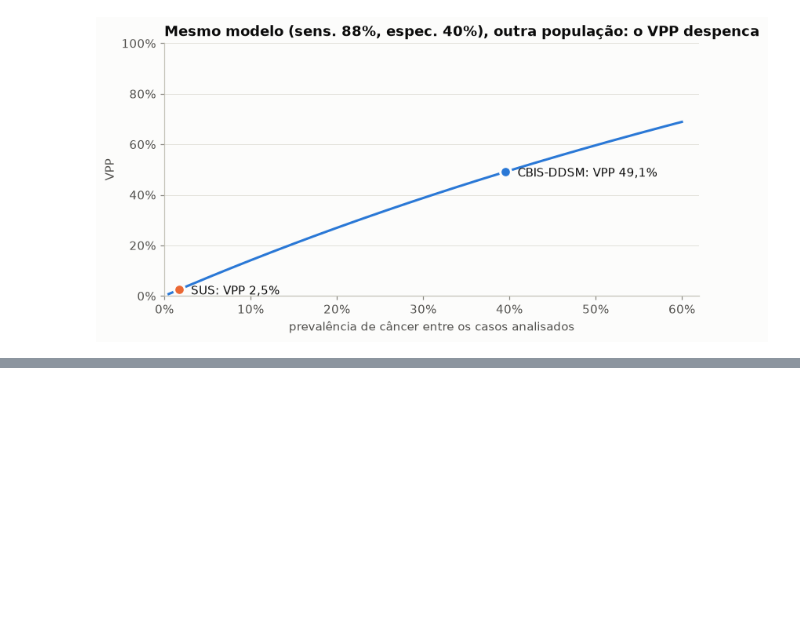
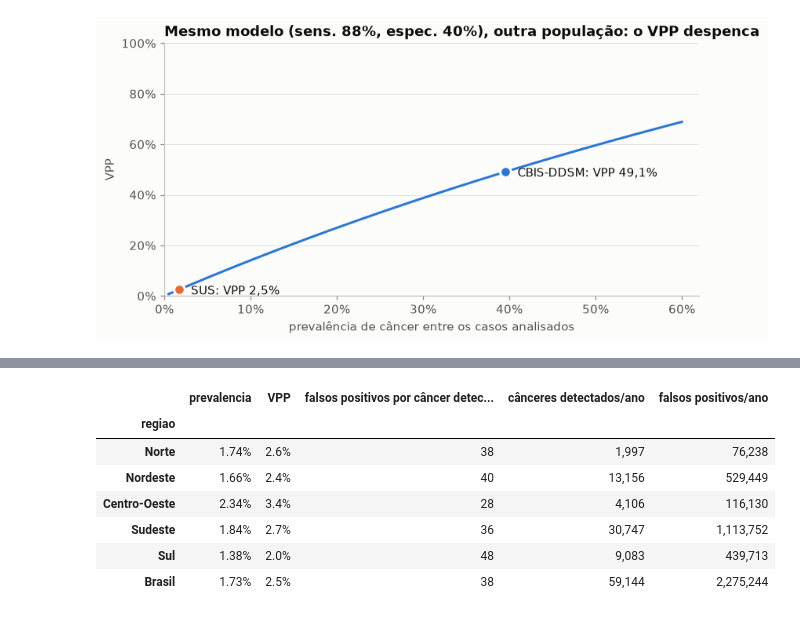
Before and after one commit to mairaallacerda/representatividade-mamografias-br, a Jupyter notebook: notebooks/03_imagens_calcificacoes.ipynb, the cells around one changed output, grey strips where cells are left out. Saved outputs shown, nothing was run; the diff lists cells and outputs as text; code cells hidden in the pictures; blank space fills up the shorter version.

```diff
--- a/notebooks/03_imagens_calcificacoes.ipynb
+++ b/notebooks/03_imagens_calcificacoes.ipynb
@@ -525,0 +537,35 @@ salvar(fig, "14_vpp_prevalencia")
+# %%
+D = config.ROOT / "dashboards" / "dados"
+dim = pd.read_csv(D / "dim_localidade.csv", encoding="utf-8-sig")
+fato22 = pd.read_csv(D / "fato_uf_ano.csv", encoding="utf-8-sig").query("ano == 2022").merge(dim, on="localidade")
+casos_uf = pd.read_csv(D / "fato_incidencia_uf.csv", encoding="utf-8-sig").merge(dim, on="localidade")
+
+reg = fato22.groupby("regiao")[["mamografias_rastreamento", "mamografias_diagnosticas"]].sum()
+reg["casos_estimados"] = casos_uf.groupby("regiao")["casos_estimados"].sum()
+reg.loc["Brasil"] = reg.sum()
+reg["prevalencia"] = reg["casos_estimados"] / (reg["mamografias_rastreamento"] + reg["mamografias_diagnosticas"])
+reg["VPP"] = vpp(reg["prevalencia"])
+reg["falsos positivos por câncer detectado"] = (1 - reg["VPP"]) / reg["VPP"]
+n = reg["mamografias_rastreamento"]
+reg["cânceres detectados/ano"] = n * reg["prevalencia"] * sens
+reg["falsos positivos/ano"] = n * (1 - reg["prevalencia"]) * (1 - espec)
+
+ORDEM = ["Norte", "Nordeste", "Centro-Oeste", "Sudeste", "Sul", "Brasil"]
+vpp_regiao = reg.reindex(ORDEM)
+cbis_linha = pd.DataFrame({"prevalencia": [p_cbis], "VPP": [vpp(p_cbis)],
+                           "falsos positivos por câncer detectado": [(1 - vpp(p_cbis)) / vpp(p_cbis)]},
+                          index=["CBIS-DDSM (teste)"])
+pd.concat([vpp_regiao, cbis_linha]).to_csv(config.PROCESSED / "vpp_regiao.csv", index_label="regiao")  # usado pelo painel
+vpp_regiao[["prevalencia", "VPP", "falsos positivos por câncer detectado",
+            "cânceres detectados/ano", "falsos positivos/ano"]].style.format({
+    "prevalencia": "{:.2%}", "VPP": "{:.1%}", "falsos positivos por câncer detectado": "{:.0f}",
+    "cânceres detectados/ano": "{:,.0f}", "falsos positivos/ano": "{:,.0f}"})
+# %% [output]
+|  | prevalencia | VPP | falsos positivos por câncer detec... | cânceres detectados/ano | falsos positivos/ano |
+| regiao |  |  |  |  |  |
+| Norte | 1.74% | 2.6% | 38 | 1,997 | 76,238 |
+| Nordeste | 1.66% | 2.4% | 40 | 13,156 | 529,449 |
+| Centro-Oeste | 2.34% | 3.4% | 28 | 4,106 | 116,130 |
+| Sudeste | 1.84% | 2.7% | 36 | 30,747 | 1,113,752 |
+| Sul | 1.38% | 2.0% | 48 | 9,083 | 439,713 |
+| Brasil | 1.73% | 2.5% | 38 | 59,144 | 2,275,244 |
```
Also changed, not shown: parts of 4 cells of this notebook, 1 other file.
